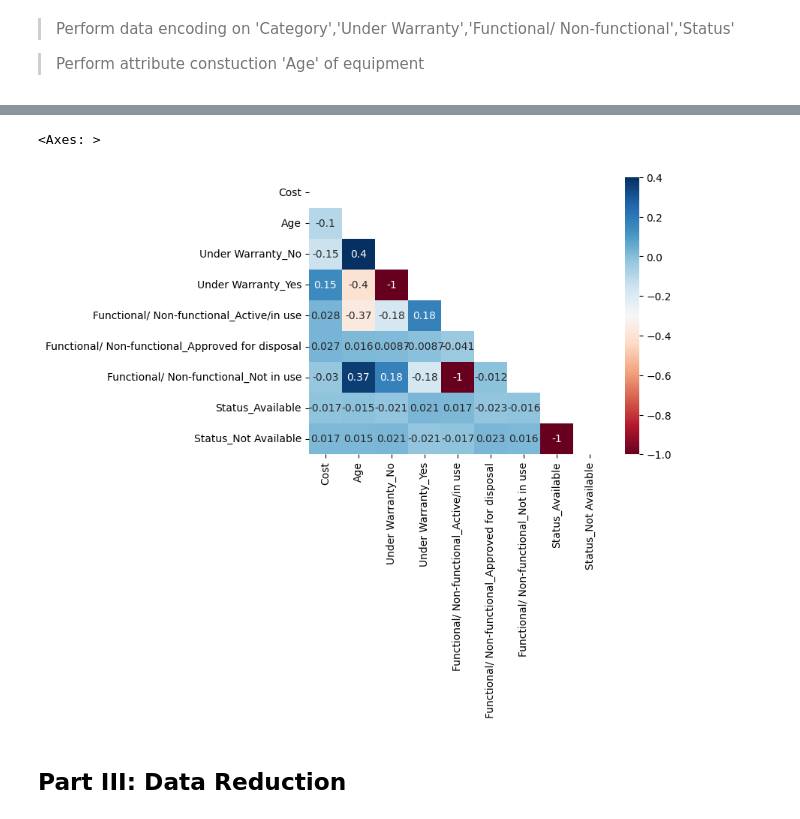
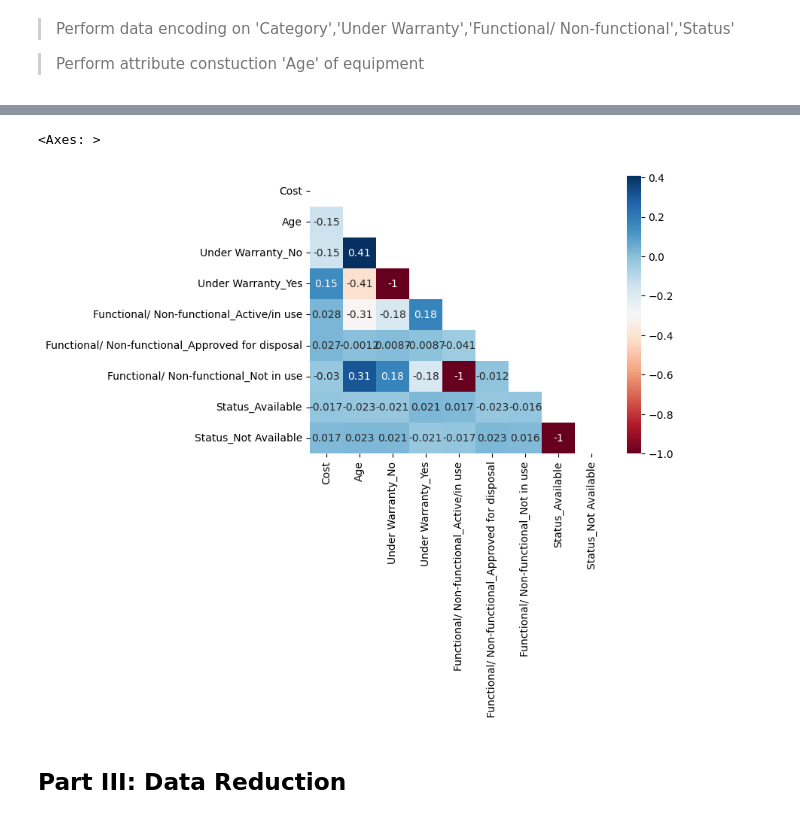
Before and after one commit to Qiiz/Medi-Hascar, a Jupyter notebook: medical_eda_pca.ipynb, the cells around one changed output, grey strips where cells are left out. Drawn from its saved outputs; the diff is of its cells as text; code cells hidden in the pictures.

```diff
--- a/medical_eda_pca.ipynb
+++ b/medical_eda_pca.ipynb
@@ -68,7 +68,7 @@ memory usage: 786.6+ KB
        'Department','Manufacturer','Model', 'Warranty Expiry Date',
        'Return Date', 'Borrow Date', atrributes as it is not meaningful/there are too many missing data with vague definition
 # %%
-dataset = df.drop(['State', 'District', 'Facility', 'Serial No.',
+dataset = df.drop(['State', 'District', 'Facility',
                    'Department','Manufacturer','Model','Warranty Expiry Date',
                    'Return Date', 'Borrow Date'], axis = 1)
 dataset.info()
@@ -429,10 +436,10 @@ enc_df.head(4)
 # %%
-corr = enc_df.iloc[:,2:].corr()
+corr = enc_df.iloc[:, [2] + list(range(4, len(enc_df.columns)))].corr()
 mask = np.triu(np.ones_like(corr))
 sns.heatmap(corr, annot=True, cmap='RdBu', vmin=-1, mask=mask)
 # %% [output]
 <Axes: >
-[figure, old version]
+[figure, new version]
 # %% [markdown]
 ## Part III: Data Reduction
 # %%
```
Also changed, not shown: parts of 40 cells of this notebook, 2 other files.
